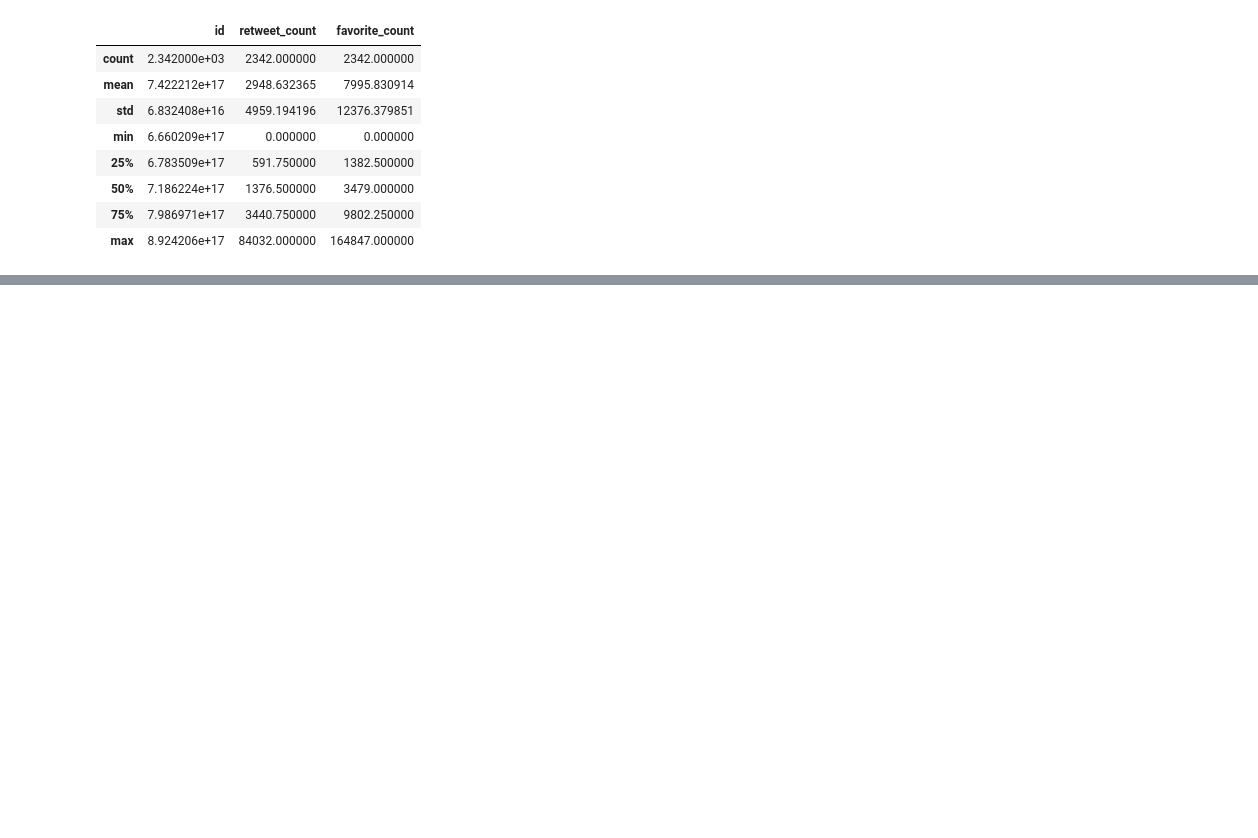
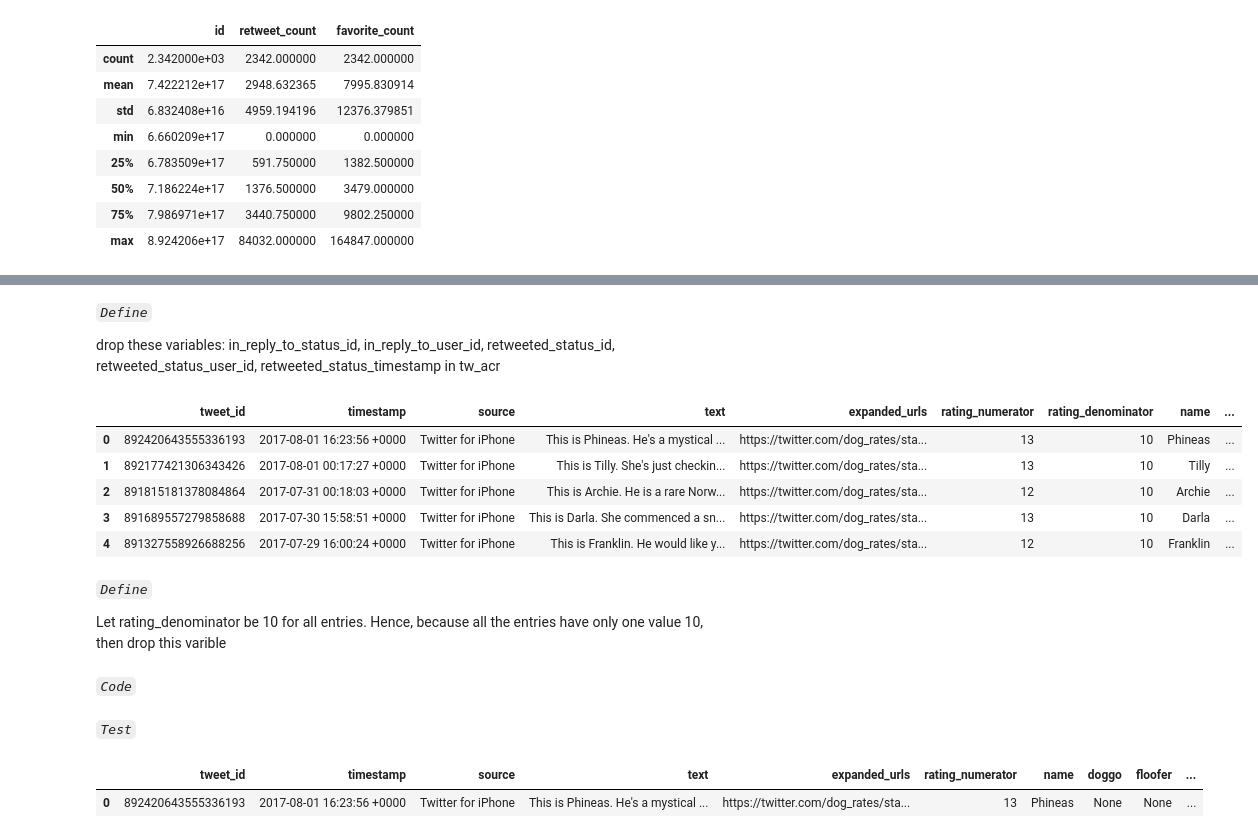
Before and after one commit to taglitis/weratedogs, a Jupyter notebook: wrangle_act.ipynb, the cells around one changed output, grey strips where cells are left out. Saved outputs shown, nothing was run; the diff lists cells and outputs as text; code cells hidden in the pictures; blank space fills up the shorter version.

```diff
--- a/wrangle_act.ipynb
+++ b/wrangle_act.ipynb
@@ -360,0 +395,10 @@ tweets_api.describe()
+# %%
+#We want to change this list:
+source_list = ['<a href="http://twitter.com/download/iphone" rel="nofollow">Twitter for iPhone</a>',
+              '<a href="http://vine.co" rel="nofollow">Vine - Make a Scene</a>',
+              '<a href="http://twitter.com" rel="nofollow">Twitter Web Client</a>',
+              '<a href="https://about.twitter.com/products/tweetdeck" rel="nofollow">TweetDeck</a>']
+#with this list:
+new_source_list = ['Twitter for iPhone', 'Vine', 'Twitter Web Client', 'TweetDeck']
+# %%
+[tw_arc.source.replace(source_list, new_source_list, inplace=True) for current_source, new_source in zip(source_list, new_source_list)]
@@ -360,0 +423,21 @@ tweets_api.describe()
+# %% [markdown]
+*`Define`*
+
+drop these variables: in_reply_to_status_id, in_reply_to_user_id, retweeted_status_id, retweeted_status_user_id, retweeted_status_timestamp  in tw_acr
+# %%
+tw_arc.drop(['in_reply_to_status_id', 'in_reply_to_user_id', 'retweeted_status_id', 'retweeted_status_user_id', 'retweeted_status_timestamp'], axis = 1, inplace=True )
+# %%
+tw_arc.head()
+# %% [output]
+|  | tweet_id | timestamp | source | text | expanded_urls | rating_numerator | rating_denominator | name | ... |
+| 0 | 892420643555336193 | 2017-08-01 16:23:56 +0000 | Twitter for iPhone | This is Phineas. He's a mystical ... | https://twitter.com/dog_rates/sta... | 13 | 10 | Phineas | ... |
+| 1 | 892177421306343426 | 2017-08-01 00:17:27 +0000 | Twitter for iPhone | This is Tilly. She's just checkin... | https://twitter.com/dog_rates/sta... | 13 | 10 | Tilly | ... |
+| 2 | 891815181378084864 | 2017-07-31 00:18:03 +0000 | Twitter for iPhone | This is Archie. He is a rare Norw... | https://twitter.com/dog_rates/sta... | 12 | 10 | Archie | ... |
+| 3 | 891689557279858688 | 2017-07-30 15:58:51 +0000 | Twitter for iPhone | This is Darla. She commenced a sn... | https://twitter.com/dog_rates/sta... | 13 | 10 | Darla | ... |
+| 4 | 891327558926688256 | 2017-07-29 16:00:24 +0000 | Twitter for iPhone | This is Franklin. He would like y... | https://twitter.com/dog_rates/sta... | 12 | 10 | Franklin | ... |
+# %% [markdown]
+*`Define`*
+
+Let rating_denominator be 10 for all entries. Hence, because all the entries have only one value 10, then drop this varible
+# %% [markdown]
+*`Code`*
@@ -360,0 +446,7 @@ tweets_api.describe()
+# %% [markdown]
+*`Test`*
+# %%
+tw_arc.head(1)
+# %% [output]
+|  | tweet_id | timestamp | source | text | expanded_urls | rating_numerator | name | doggo | floofer | ... |
+| 0 | 892420643555336193 | 2017-08-01 16:23:56 +0000 | Twitter for iPhone | This is Phineas. He's a mystical ... | https://twitter.com/dog_rates/sta... | 13 | Phineas | None | None | ... |
```
Also changed, not shown: parts of 86 cells of this notebook, 1 other file.
